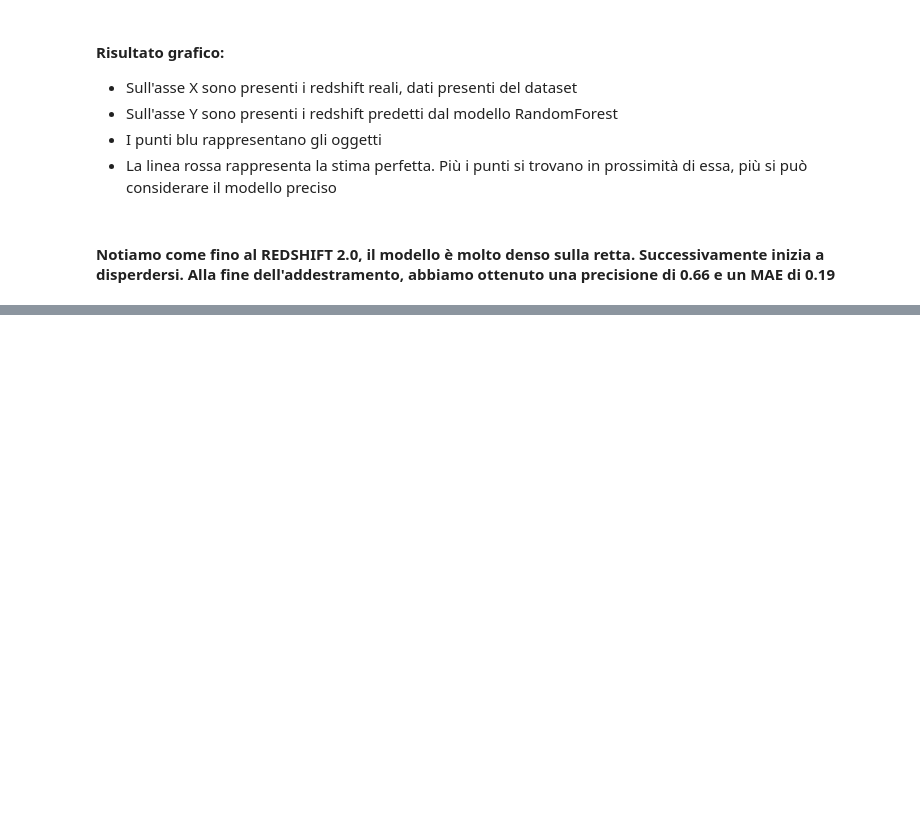
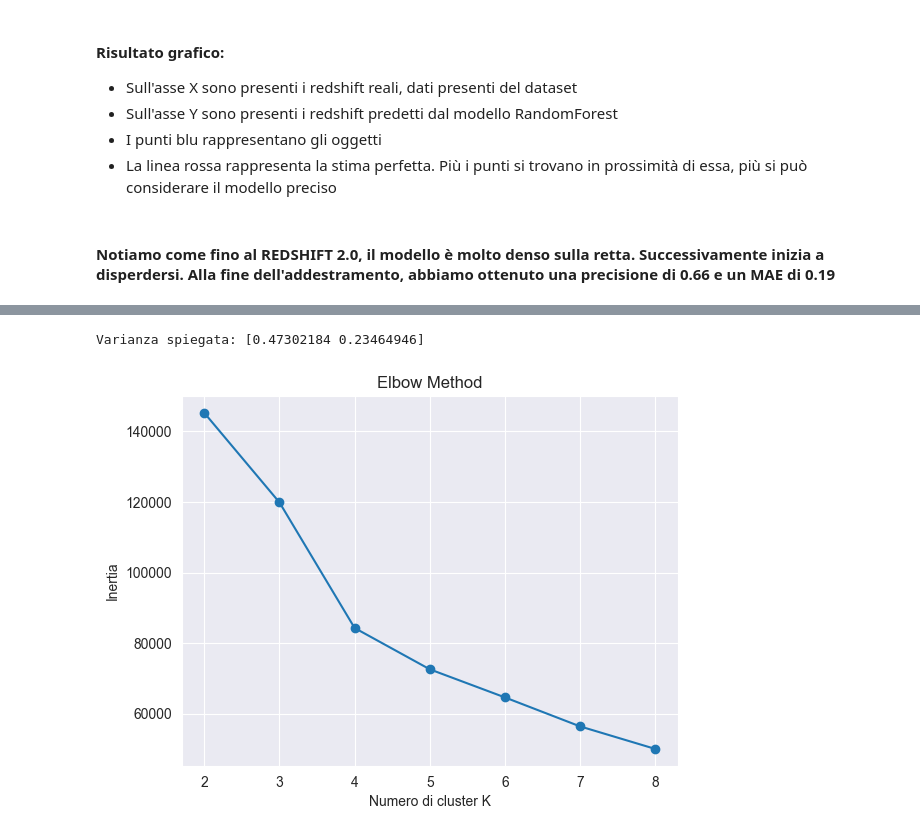
Before and after one commit to FabianCalangiu/Astronomical-Objects-Analysis, a Jupyter notebook: notebooks/astronomical_analysis.ipynb, the cells around one changed output, grey strips where cells are left out. Drawn from its saved outputs; the diff is of its cells as text; code cells hidden in the pictures; blank space fills up the shorter version.

Commit message:
Added clustering

```diff
--- a/notebooks/astronomical_analysis.ipynb
+++ b/notebooks/astronomical_analysis.ipynb
@@ -422,0 +555,35 @@ print(f"Coefficiente di Determinazione (R2): {r2:.4f}")
+# %%
+df_clust = df.copy()
+
+df_clust["u_g"] = df_clust["ultraviolet"] - df_clust["green"]
+df_clust["g_r"] = df_clust["green"] - df_clust["red"]
+df_clust["r_i"] = df_clust["red"] - df_clust["near_infrared"]
+df_clust["i_z"] = df_clust["near_infrared"] - df_clust["infrared"]
+
+X = df_clust[["u_g", "g_r", "r_i", "i_z"]]
+# %%
+scaler = StandardScaler()
+X_scaled = scaler.fit_transform(X)
+
+pca = PCA(n_components=2, random_state=42)
+X_pca = pca.fit_transform(X_scaled)
+
+print("Varianza spiegata:", pca.explained_variance_ratio_)
+# %% [output]
+Varianza spiegata: [0.47302184 0.23464946]
+# %%
+inertia = []
+K_range = range(2, 9)
+
+for k in K_range:
+    km = KMeans(n_clusters=k, random_state=42)
+    km.fit(X_pca)
+    inertia.append(km.inertia_)
+
+plt.plot(K_range, inertia, marker="o")
+plt.xlabel("Numero di cluster K")
+plt.ylabel("Inertia")
+plt.title("Elbow Method")
+plt.show()
+# %% [output]
+[figure, added]
```
Also changed, not shown: parts of 29 cells of this notebook.
